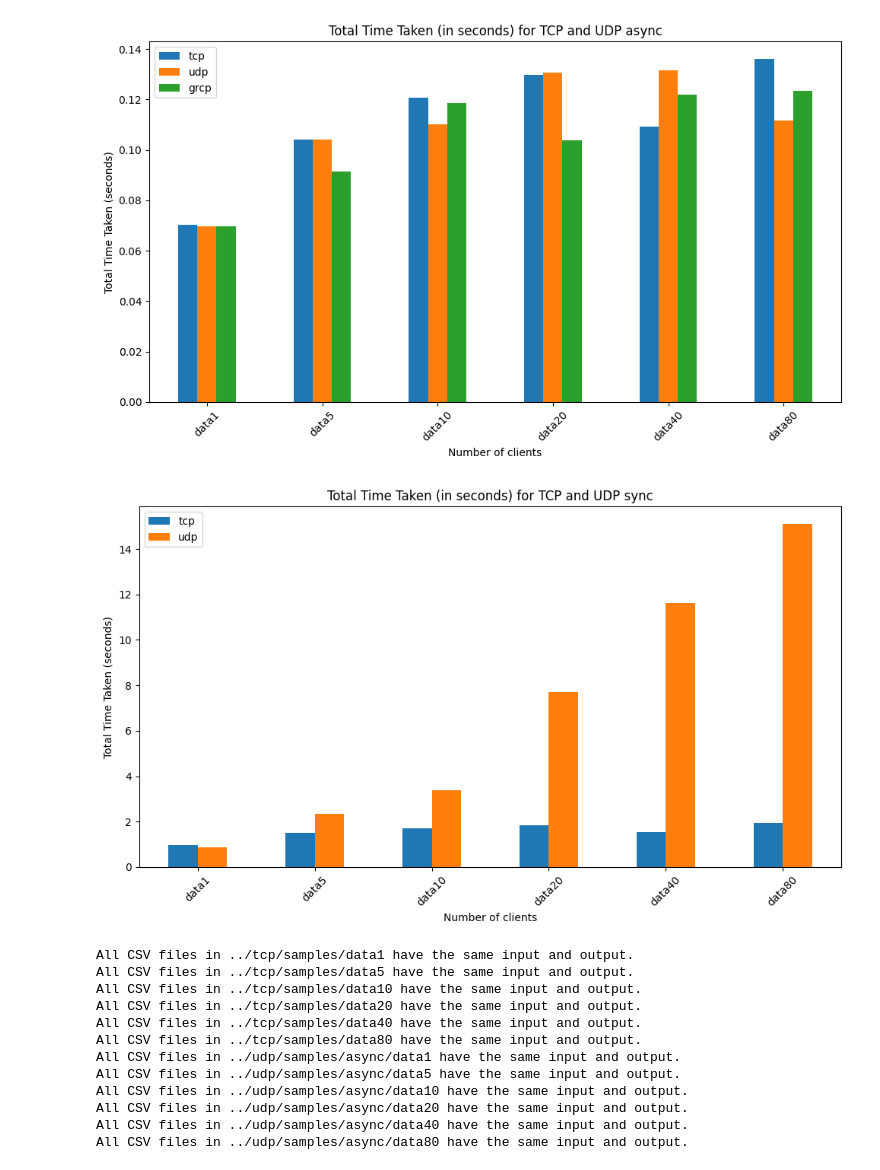
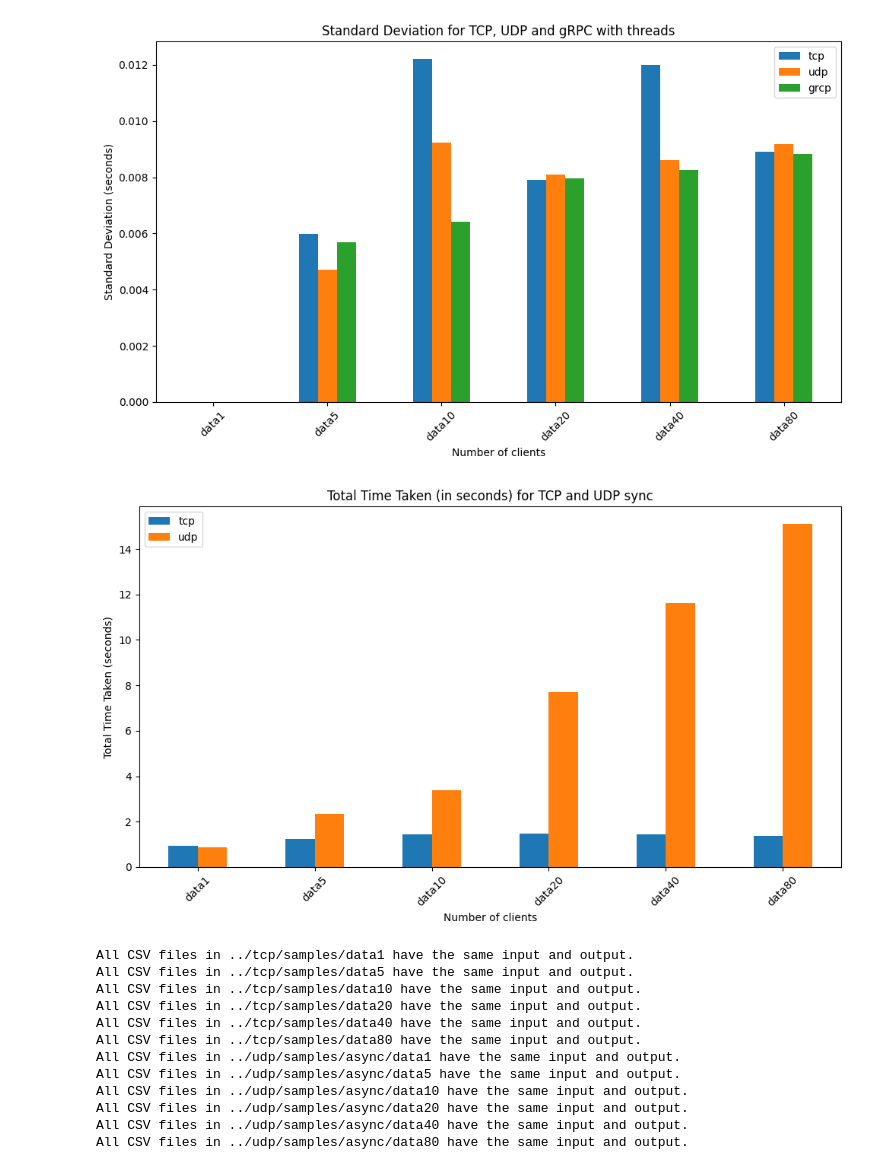
Before and after one commit to arthurbm/distributed-concurrent-programming, a Jupyter notebook: atividades/atv4/benchmark/main.ipynb, the cells around one changed output. Saved outputs shown, nothing was run; the diff lists cells and outputs as text; code cells hidden in the pictures.

Commit message:
feat: add new ipynb with data from original computer

```diff
--- a/atividades/atv4/benchmark/main.ipynb
+++ b/atividades/atv4/benchmark/main.ipynb
@@ -240,52 +240,52 @@ paths_dict = {
     ]
 }
 
-# DataFrame to hold total times
-total_times_df = pd.DataFrame()
+# DataFrame to hold standard deviations
+std_dev_df = pd.DataFrame()
 
 for protocol, paths in paths_dict.items():
-    total_times = []
+    std_devs = []
     for path in paths:
         # Get a list of all csv files in the specified directory
         files = [f for f in os.listdir(path) if f.endswith('.csv')]
 
         # Read the csv files and store them in a list of dataframes
         dataframes = [pd.read_csv(os.path.join(path, f)) for f in files]
 
         # Ensure all dataframes have the same number of rows
         assert all(df.shape[0] == dataframes[0].shape[0] for df in dataframes), "Not all CSVs have the same number of rows"
 
         # Concatenate all dataframes vertically
         df_concatenated = pd.concat(dataframes)
 
         # Convert the timeTaken to seconds (assuming it's currently in nanoseconds)
         df_concatenated['timeTaken'] = df_concatenated['timeTaken'] / 1e9
 
-        # Group by the index (which is the same across all original dataframes) and compute mean
-        df_mean = df_concatenated.groupby(df_concatenated.index).mean()
+        # Group by the index (which is the same across all original dataframes) and compute standard deviation
+        df_std = df_concatenated.groupby(df_concatenated.index).std()
 
         # Extract the folder name from the path
         folder_name = os.path.basename(os.path.normpath(path))
 
         # Write to new CSV without index
-        df_mean.to_csv(f'./average_times_{protocol}_{folder_name}.csv', index=False)
+        df_std.to_csv(f'./std_dev_{protocol}_{folder_name}.csv', index=False)
 
-        # Compute the sum of timeTaken and add it to the list
-        total_times.append(df_mean['timeTaken'].std())
+        # Compute the standard deviation of timeTaken and add it to the list
+        std_devs.append(df_std['timeTaken'].mean())
 
-    # Add total times to DataFrame
-    total_times_df[protocol] = total_times
+    # Add standard deviations to DataFrame
+    std_dev_df[protocol] = std_devs
 
-# Plot the total time taken for each path
-total_times_df.plot(kind='bar', figsize=(10, 6))
+# Plot the standard deviation for each path
+std_dev_df.plot(kind='bar', figsize=(10, 6))
 plt.title('Standard Deviation for TCP, UDP and gRPC with threads')
 plt.xlabel('Number of clients')
-plt.ylabel('Total Time Taken (seconds)')
+plt.ylabel('Standard Deviation (seconds)')
 plt.xticks(range(len(paths_dict['tcp'])), [os.path.basename(os.path.normpath(path)) for path in paths_dict['tcp']], rotation=45)
 plt.tight_layout()
 plt.show()
 # %% [output]
-[figure, old version]
+[figure, new version]
 # %%
 # List of paths for TCP and UDP
 paths_dict = {
@@ -352,7 +352,7 @@ plt.xticks(range(len(paths_dict['tcp'])), [os.path.basename(os.path.normpath(pat
 plt.tight_layout()
 plt.show()
 # %% [output]
-[figure, old version]
+[figure, new version]
 # %%
 def check_csvs(directory):
     # Get a list of all csv files in the specified directory
```
Also changed, not shown: parts of 4 cells of this notebook.
